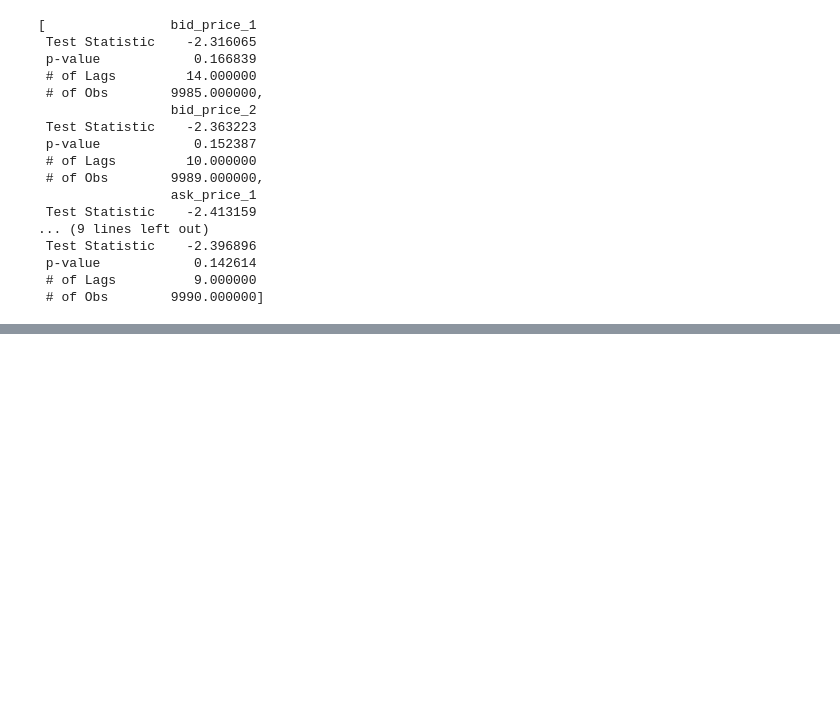
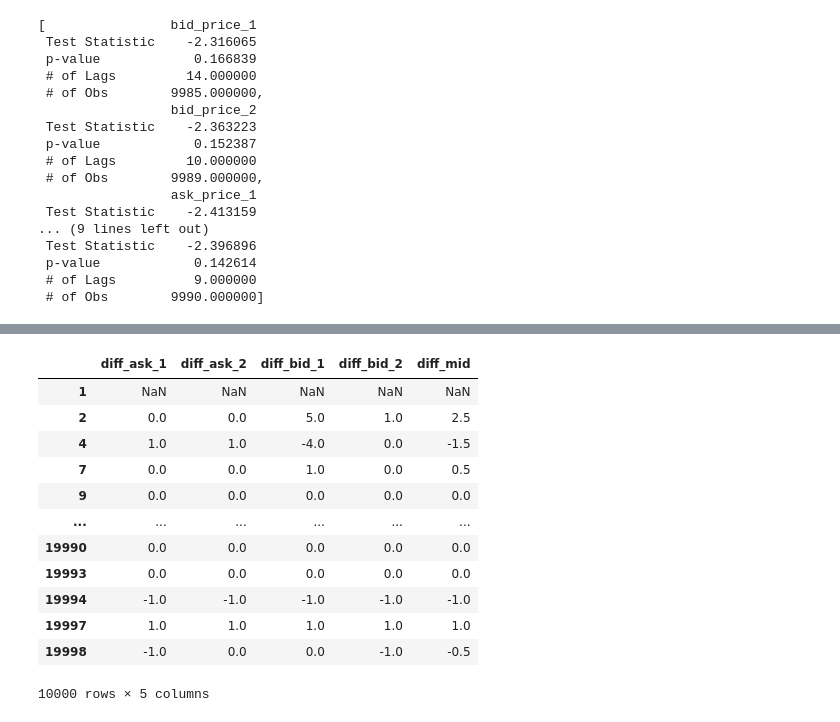
Before and after one commit to squilliam34/imc-prosperity-4, a Jupyter notebook: experimenting/tutorial.ipynb, the cells around one changed output, grey strips where cells are left out. Cells and saved outputs as stored; diff of their text form; code cells hidden in the pictures; blank space fills up the shorter version.

```diff
--- a/experimenting/tutorial.ipynb
+++ b/experimenting/tutorial.ipynb
@@ -159,0 +209,22 @@ display(temp)
+# %%
+diff_tomatoes_02 = pd.DataFrame()
+diff_tomatoes_02['diff_ask_1'] = tomatoes_02['ask_price_1'] - tomatoes_02['ask_price_1'].shift(1)
+diff_tomatoes_02['diff_ask_2'] = tomatoes_02['ask_price_2'] - tomatoes_02['ask_price_2'].shift(1)
+diff_tomatoes_02['diff_bid_1'] = tomatoes_02['bid_price_1'] - tomatoes_02['bid_price_1'].shift(1)
+diff_tomatoes_02['diff_bid_2'] = tomatoes_02['bid_price_2'] - tomatoes_02['bid_price_2'].shift(1)
+diff_tomatoes_02['diff_mid'] = tomatoes_02['mid_price'] - tomatoes_02['mid_price'].shift(1)
+diff_tomatoes_02
+# %% [output]
+|  | diff_ask_1 | diff_ask_2 | diff_bid_1 | diff_bid_2 | diff_mid |
+| 1 | NaN | NaN | NaN | NaN | NaN |
+| 2 | 0.0 | 0.0 | 5.0 | 1.0 | 2.5 |
+| 4 | 1.0 | 1.0 | -4.0 | 0.0 | -1.5 |
+| 7 | 0.0 | 0.0 | 1.0 | 0.0 | 0.5 |
+| 9 | 0.0 | 0.0 | 0.0 | 0.0 | 0.0 |
+| ... | ... | ... | ... | ... | ... |
+| 19990 | 0.0 | 0.0 | 0.0 | 0.0 | 0.0 |
+| 19993 | 0.0 | 0.0 | 0.0 | 0.0 | 0.0 |
+| 19994 | -1.0 | -1.0 | -1.0 | -1.0 | -1.0 |
+| 19997 | 1.0 | 1.0 | 1.0 | 1.0 | 1.0 |
+| 19998 | -1.0 | 0.0 | 0.0 | -1.0 | -0.5 |
+10000 rows × 5 columns
```
Also changed, not shown: parts of 5 cells of this notebook.
